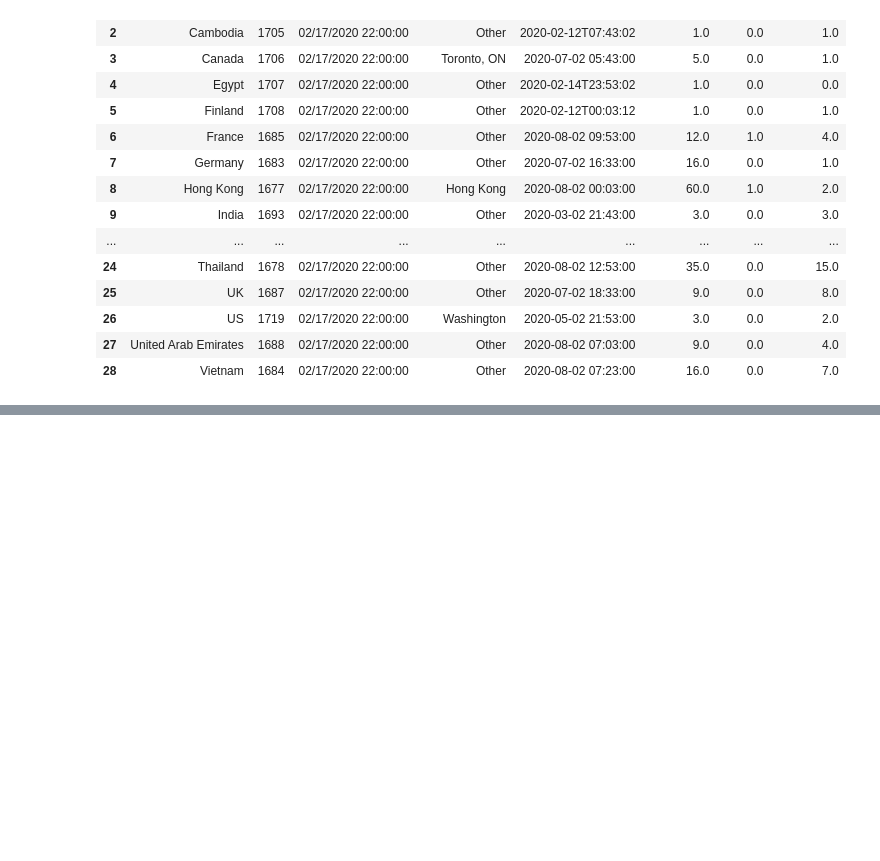
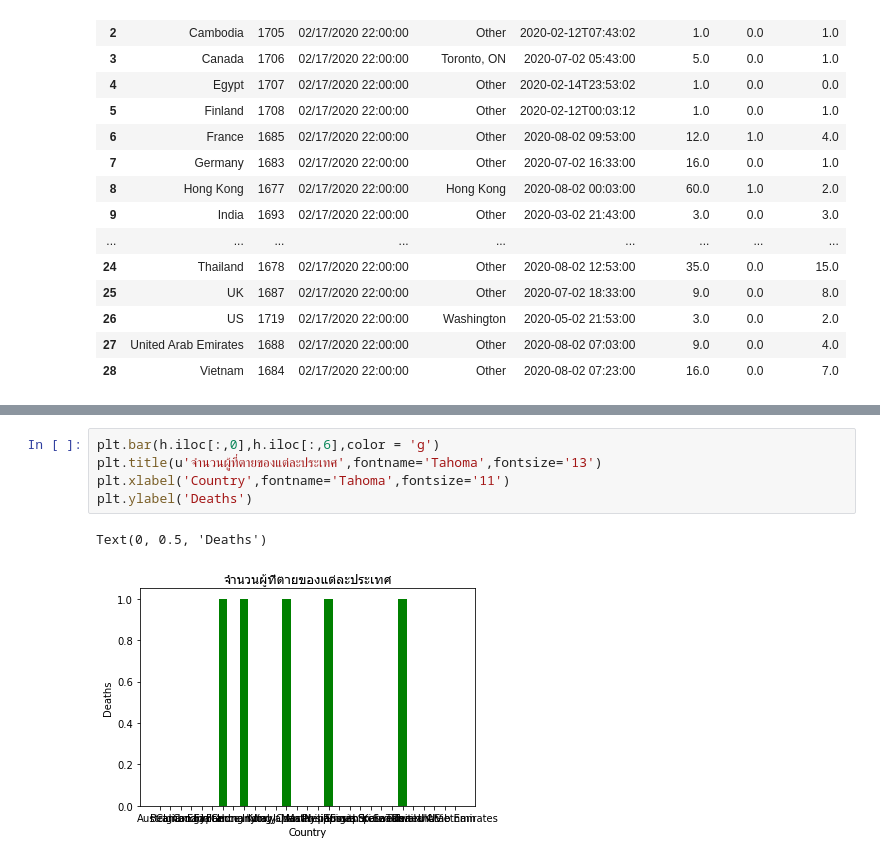
Before and after one commit to birdyyy123/python_dataviz, a Jupyter notebook: Final_20032020.ipynb, the cells around one changed output, grey strips where cells are left out. Drawn from its saved outputs; the diff is of its cells as text; blank space fills up the shorter version.

```diff
--- a/Final_20032020.ipynb
+++ b/Final_20032020.ipynb
@@ -66,0 +76,8 @@ h
+# %%
+plt.bar(h.iloc[:,0],h.iloc[:,6],color = 'g')
+plt.title(u'จำนวนผู้ที่ตายของแต่ละประเทศ',fontname='Tahoma',fontsize='13')
+plt.xlabel('Country',fontname='Tahoma',fontsize='11')
+plt.ylabel('Deaths')
+# %% [output]
+Text(0, 0.5, 'Deaths')
+[figure, added]
```
Also changed, not shown: parts of 3 cells of this notebook.
